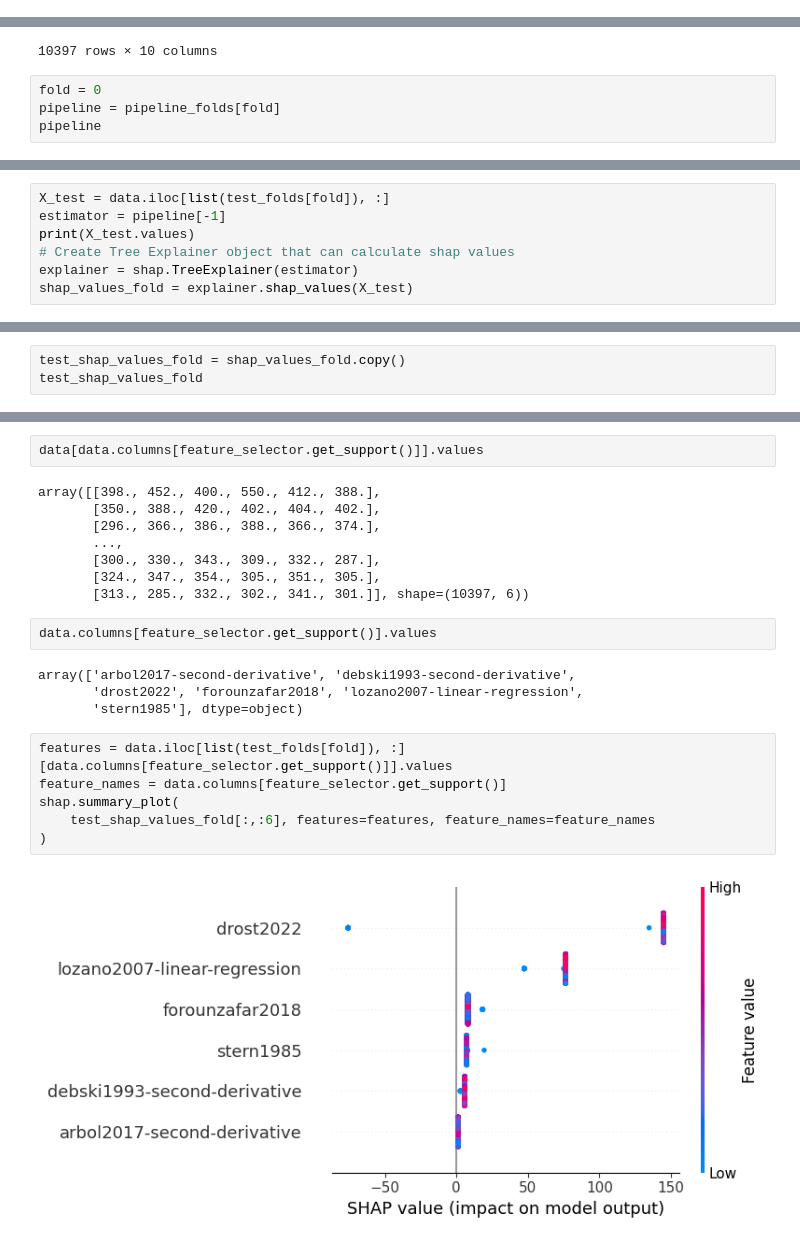
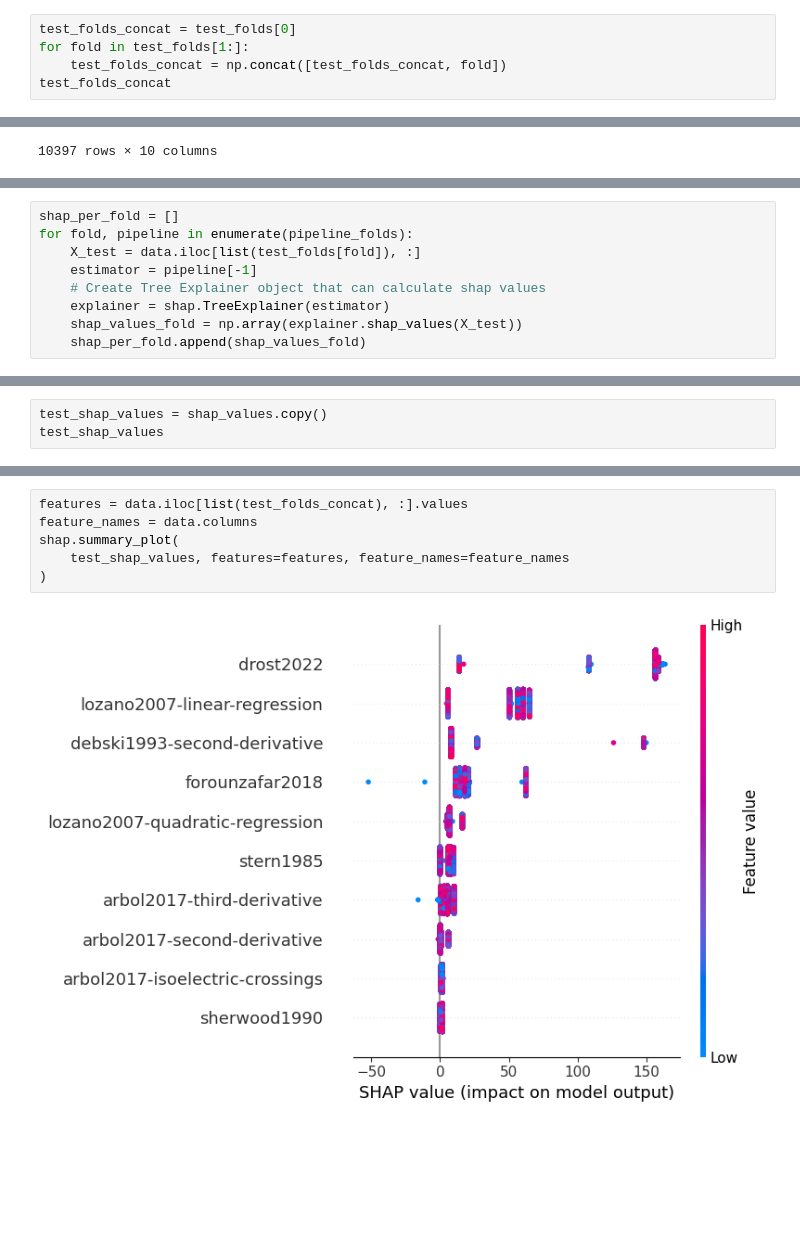
Before and after one commit to empkins/pepbench, a Jupyter notebook: experiments/pep_algorithm_benchmarking/notebooks/ML_analysis/Evaluation/AnalyseShapValues.ipynb, the cells around one changed output, grey strips where cells are left out. Saved outputs shown, nothing was run; the diff lists cells and outputs as text; blank space fills up the shorter version.

```diff
--- a/experiments/pep_algorithm_benchmarking/notebooks/ML_analysis/Evaluation/AnalyseShapValues.ipynb
+++ b/experiments/pep_algorithm_benchmarking/notebooks/ML_analysis/Evaluation/AnalyseShapValues.ipynb
@@ -92,0 +79,5 @@ test_folds.shape
+# %%
+test_folds_concat = test_folds[0]
+for fold in test_folds[1:]:
+    test_folds_concat = np.concat([test_folds_concat, fold])
+test_folds_concat
@@ -110,7 +103,3 @@ data
 | 11609 | VP_032 | tsst | Talk | 42 | 311.0 | 365.0 | ... |
 | 11610 | VP_032 | tsst | Talk | 43 | 307.0 | 342.0 | ... |
 10397 rows × 10 columns
-# %%
-fold = 0
-pipeline = pipeline_folds[fold]
-pipeline
@@ -129,7 +111,9 @@ Pipeline(memory=Memory(location=cachedir/joblib),
 # %%
-X_test = data.iloc[list(test_folds[fold]), :]
-estimator = pipeline[-1]
-print(X_test.values)
-# Create Tree Explainer object that can calculate shap values
-explainer = shap.TreeExplainer(estimator)
-shap_values_fold = explainer.shap_values(X_test)
+shap_per_fold = []
+for fold, pipeline in enumerate(pipeline_folds):
+    X_test = data.iloc[list(test_folds[fold]), :]
+    estimator = pipeline[-1]
+    # Create Tree Explainer object that can calculate shap values
+    explainer = shap.TreeExplainer(estimator)
+    shap_values_fold = np.array(explainer.shap_values(X_test))
+    shap_per_fold.append(shap_values_fold)
@@ -144,4 +122,4 @@ shap_values_fold = explainer.shap_values(X_test)
 # %%
-test_shap_values_fold = shap_values_fold.copy()
-test_shap_values_fold
+test_shap_values = shap_values.copy()
+test_shap_values
 # %% [output]
@@ -179,24 +150,8 @@ Index(['arbol2017-second-derivative', 'debski1993-second-derivative',
-# %%
-data[data.columns[feature_selector.get_support()]].values
-# %% [output]
-array([[398., 452., 400., 550., 412., 388.],
-       [350., 388., 420., 402., 404., 402.],
-       [296., 366., 386., 388., 366., 374.],
-       ...,
-       [300., 330., 343., 309., 332., 287.],
-       [324., 347., 354., 305., 351., 305.],
-       [313., 285., 332., 302., 341., 301.]], shape=(10397, 6))
-# %%
-data.columns[feature_selector.get_support()].values
-# %% [output]
-array(['arbol2017-second-derivative', 'debski1993-second-derivative',
-       'drost2022', 'forounzafar2018', 'lozano2007-linear-regression',
-       'stern1985'], dtype=object)
 # %%
-features = data.iloc[list(test_folds[fold]), :][data.columns[feature_selector.get_support()]].values
-feature_names = data.columns[feature_selector.get_support()]
+features = data.iloc[list(test_folds_concat), :].values
+feature_names = data.columns
 shap.summary_plot(
-    test_shap_values_fold[:,:6], features=features, feature_names=feature_names
+    test_shap_values, features=features, feature_names=feature_names
 )
 # %% [output]
-[figure, old version]
+[figure, new version]
```
Also changed, not shown: parts of 30 cells of this notebook, 2 other files.
